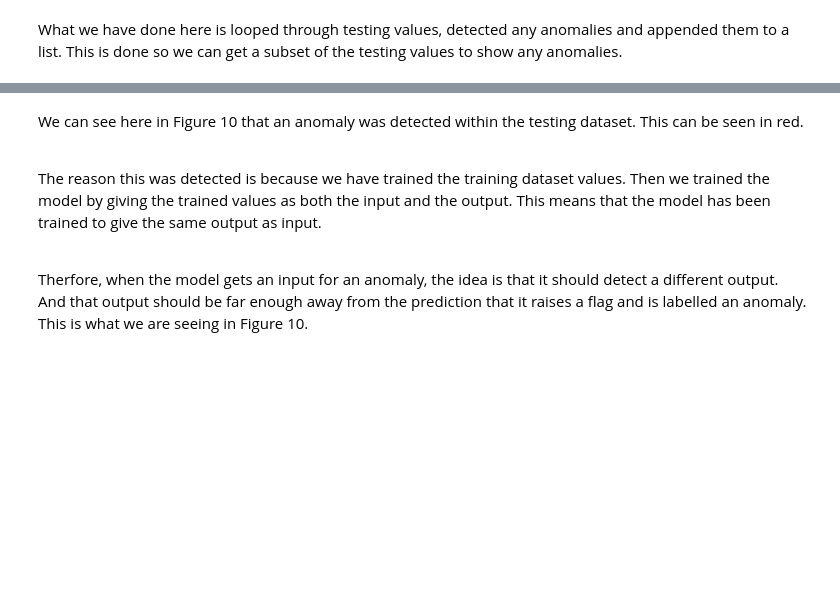
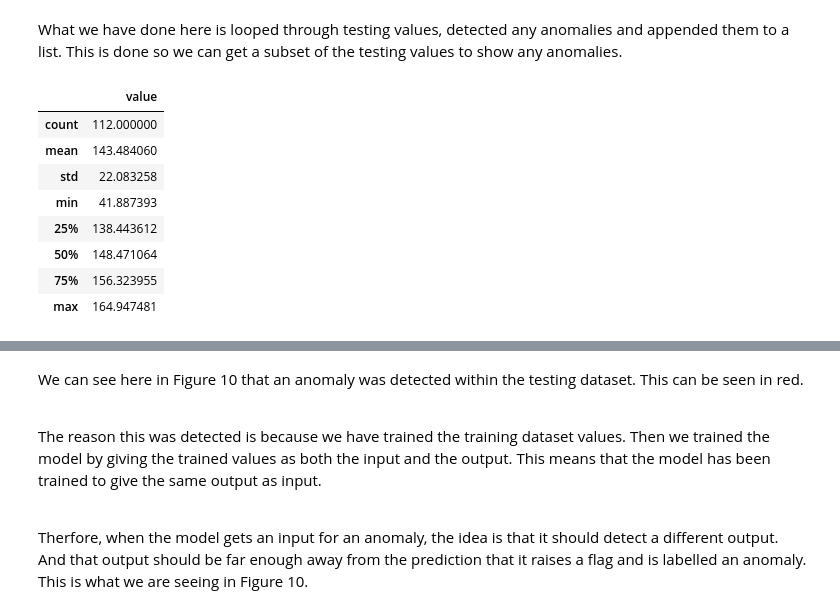
Before and after one commit to SarahMcN25/machine_stastics_assessment, a Jupyter notebook: anomaly-detection.ipynb, the cells around one changed output, grey strips where cells are left out. Cells and saved outputs as stored; diff of their text form; code cells hidden in the pictures; blank space fills up the shorter version.

```diff
--- a/anomaly-detection.ipynb
+++ b/anomaly-detection.ipynb
@@ -992,6 +965,19 @@ What we have done here is looped through testing values, detected any anomalies
 # %%
 # Get subset of daily jumpsup if there are anomalies.
 df_subset = df_daily_jumpsup.iloc[inds]
+# %%
+# descriptive analysis of the anomaly subset.
+df_subset.describe()
+# %% [output]
+|  | value |
+| count | 112.000000 |
+| mean | 143.484060 |
+| std | 22.083258 |
+| min | 41.887393 |
+| 25% | 138.443612 |
+| 50% | 148.471064 |
+| 75% | 156.323955 |
+| max | 164.947481 |
 # %%
 # Plot the subset on top of the testing values.
 fig, ax = plt.subplots(figsize=(12, 6))
```
Also changed, not shown: parts of 44 cells of this notebook, 5 other files.
